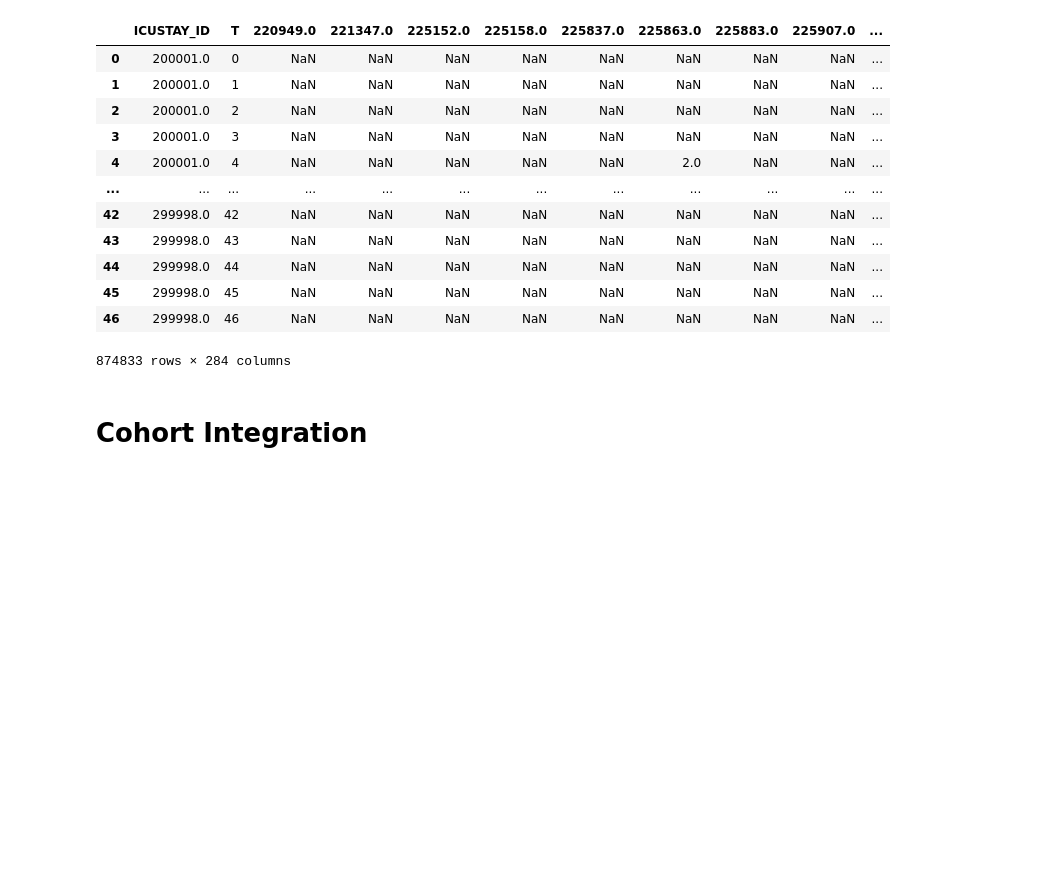
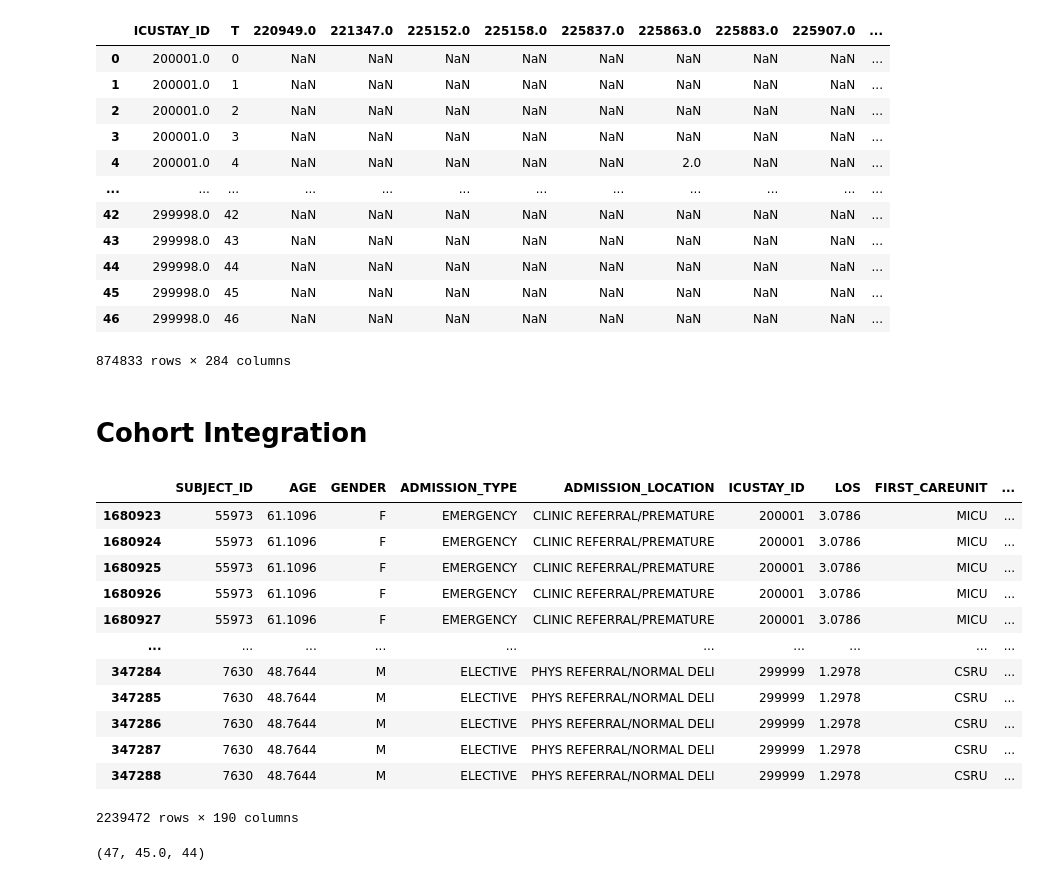
Before and after one commit to Harry-PARK/MIMIC_preprocessing, a Jupyter notebook: test.ipynb, the cells around one changed output. Cells and saved outputs as stored; diff of their text form; code cells hidden in the pictures; blank space fills up the shorter version.

```diff
--- a/test.ipynb
+++ b/test.ipynb
@@ -157,23 +156,47 @@ inputevents_mv.data
 874833 rows × 284 columns
 # %% [markdown]
 # Cohort Integration
+# %%
+inputevents_mv = pd.read_csv(processed_data_path+"inputevents_mv.csv")
 # %%
 class Cohort:
     def __init__(self, patients_static=None, chartevents=None, inputevents_mv=None, cohort=None):
         self.patients_static = patients_static
         self.chartevents = chartevents
         self.inputevents_mv = inputevents_mv
-        self.data = cohort
+        self.cohort_present = False
+        self.data = None
+        if isinstance(cohort, pd.DataFrame):
+            self.data = cohort
+            self.cohort_present = True
 
     def make_cohort(self):
+        if self.cohort_present:
+            return self.data
         self.data = self.patients_static.data
-        if self.chartevents is not None:
+        if isinstance(self.chartevents, om.Chartevents):
             self.data = self.data.merge(self.chartevents.data, on="ICUSTAY_ID", how="left")
-        if self.inputevents_mv is not None:
-            self.data = self.data.merge(self.inputevents_mv.data, on="ICUSTAY_ID", how="left")
+        if isinstance(self.inputevents_mv, om.InputeventsMV):
+            self.data = self.data.merge(self.inputevents_mv.data, on=["ICUSTAY_ID", "T"], how="left")
+        self.cohort_present = True
         return self.data
+
 
 
 cohort = Cohort(patients_static, chartevents2, inputevents_mv)
 cohort.make_cohort()
-cohort.data
+cohort.data.sort_values(by=["ICUSTAY_ID", "T"])
+# %% [output]
+|  | SUBJECT_ID | AGE | GENDER | ADMISSION_TYPE | ADMISSION_LOCATION | ICUSTAY_ID | LOS | FIRST_CAREUNIT | ... |
+| 1680923 | 55973 | 61.1096 | F | EMERGENCY | CLINIC REFERRAL/PREMATURE | 200001 | 3.0786 | MICU | ... |
+| 1680924 | 55973 | 61.1096 | F | EMERGENCY | CLINIC REFERRAL/PREMATURE | 200001 | 3.0786 | MICU | ... |
+| 1680925 | 55973 | 61.1096 | F | EMERGENCY | CLINIC REFERRAL/PREMATURE | 200001 | 3.0786 | MICU | ... |
+| 1680926 | 55973 | 61.1096 | F | EMERGENCY | CLINIC REFERRAL/PREMATURE | 200001 | 3.0786 | MICU | ... |
+| 1680927 | 55973 | 61.1096 | F | EMERGENCY | CLINIC REFERRAL/PREMATURE | 200001 | 3.0786 | MICU | ... |
+| ... | ... | ... | ... | ... | ... | ... | ... | ... | ... |
+| 347284 | 7630 | 48.7644 | M | ELECTIVE | PHYS REFERRAL/NORMAL DELI | 299999 | 1.2978 | CSRU | ... |
+| 347285 | 7630 | 48.7644 | M | ELECTIVE | PHYS REFERRAL/NORMAL DELI | 299999 | 1.2978 | CSRU | ... |
+| 347286 | 7630 | 48.7644 | M | ELECTIVE | PHYS REFERRAL/NORMAL DELI | 299999 | 1.2978 | CSRU | ... |
+| 347287 | 7630 | 48.7644 | M | ELECTIVE | PHYS REFERRAL/NORMAL DELI | 299999 | 1.2978 | CSRU | ... |
+| 347288 | 7630 | 48.7644 | M | ELECTIVE | PHYS REFERRAL/NORMAL DELI | 299999 | 1.2978 | CSRU | ... |
+2239472 rows × 190 columns
@@ -179,0 +205,5 @@ cohort.data
+# %%
+id = 200001
+patients_static.patients_T_info[patients_static.patients_T_info["ICUSTAY_ID"] == id]["T"].max(), chartevents2.data[chartevents2.data["ICUSTAY_ID"] == id]["T"].max(), inputevents_mv[inputevents_mv["ICUSTAY_ID"] == id]["T"].max()
+# %% [output]
+(47, 45.0, 44)
```
Also changed, not shown: parts of 19 cells of this notebook, 6 other files.
